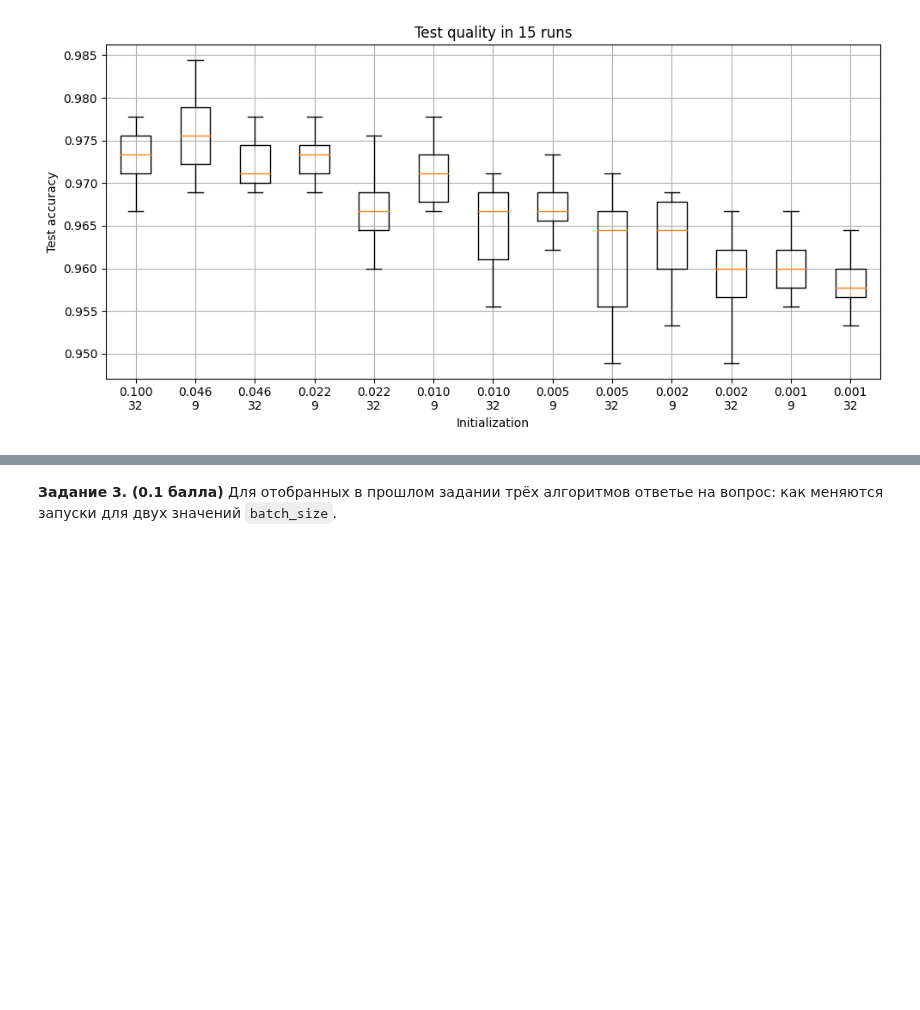
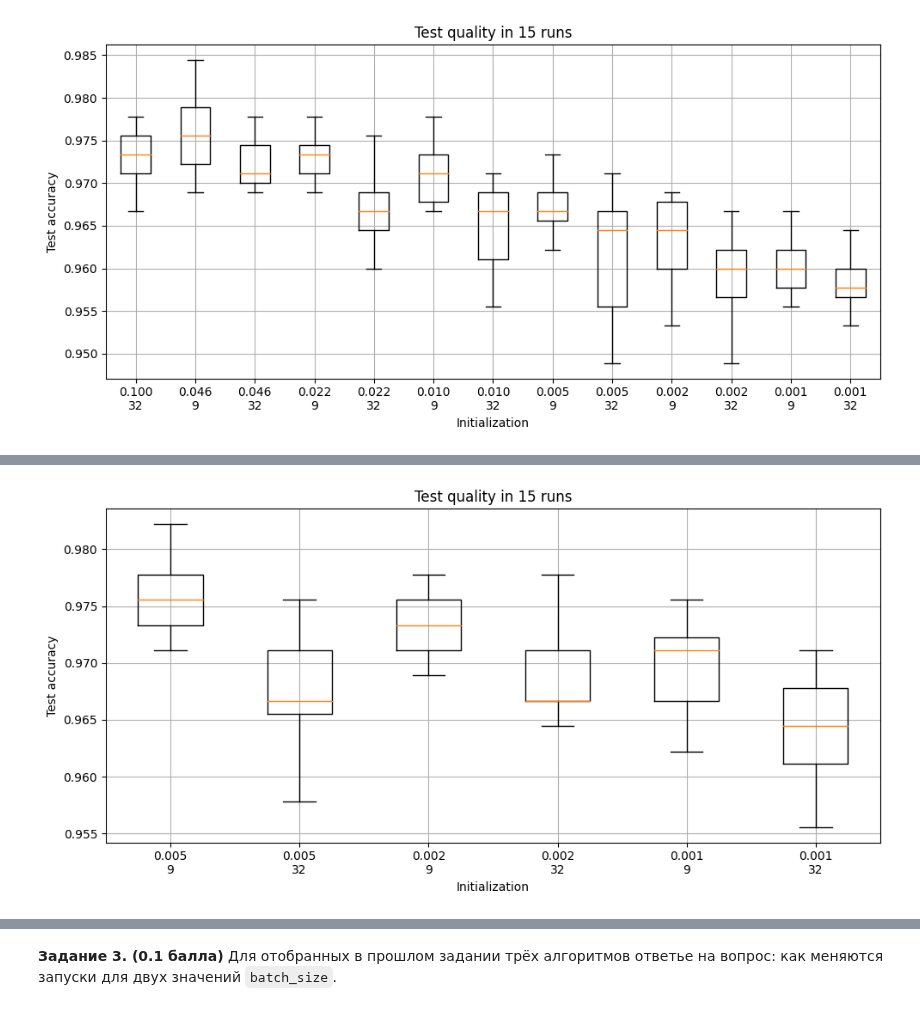
Before and after one commit to Bogachevv/MMP_prac_spring_24, a Jupyter notebook: task_1/task_01.ipynb, the cells around one changed output, grey strips where cells are left out. Cells and saved outputs as stored; diff of their text form; code cells hidden in the pictures; blank space fills up the shorter version.

```diff
--- a/task_1/task_01.ipynb
+++ b/task_1/task_01.ipynb
@@ -1663,17 +1684,19 @@ plt.show()
 # %%
-momentum_for_plot = [f"LR = {opt_params['lr']:.3f}\nBatch size = {opt_params['batch_size']}" for opt_params in optimizer_params]
+momentum_for_plot = [f"{opt_params['lr']:.3f}\n{opt_params['batch_size']}" for opt_params in optimizer_params]
 
 fig, ax = plt.subplots(1, 1, figsize=(10, 5))
 
-ax.boxplot(accs_test[3:, :].T, labels=momentum_for_plot[3:], showfliers=False)
+ax.boxplot(accs_test[8:, :].T, labels=momentum_for_plot[8:], showfliers=False)
 
 ax.set_title(f"Test quality in {accs_test.shape[1]} runs")
 ax.set_xlabel("Initialization")
 ax.set_ylabel("Test accuracy")
 ax.grid(True)
 
 fig.tight_layout()
 plt.show()
+# %% [output]
+[figure, added]
 # %%
 optimizers = [SGD, SGD, "L-BFGS-B"]
 optimizer_params = []
```
Also changed, not shown: parts of 35 cells of this notebook.
